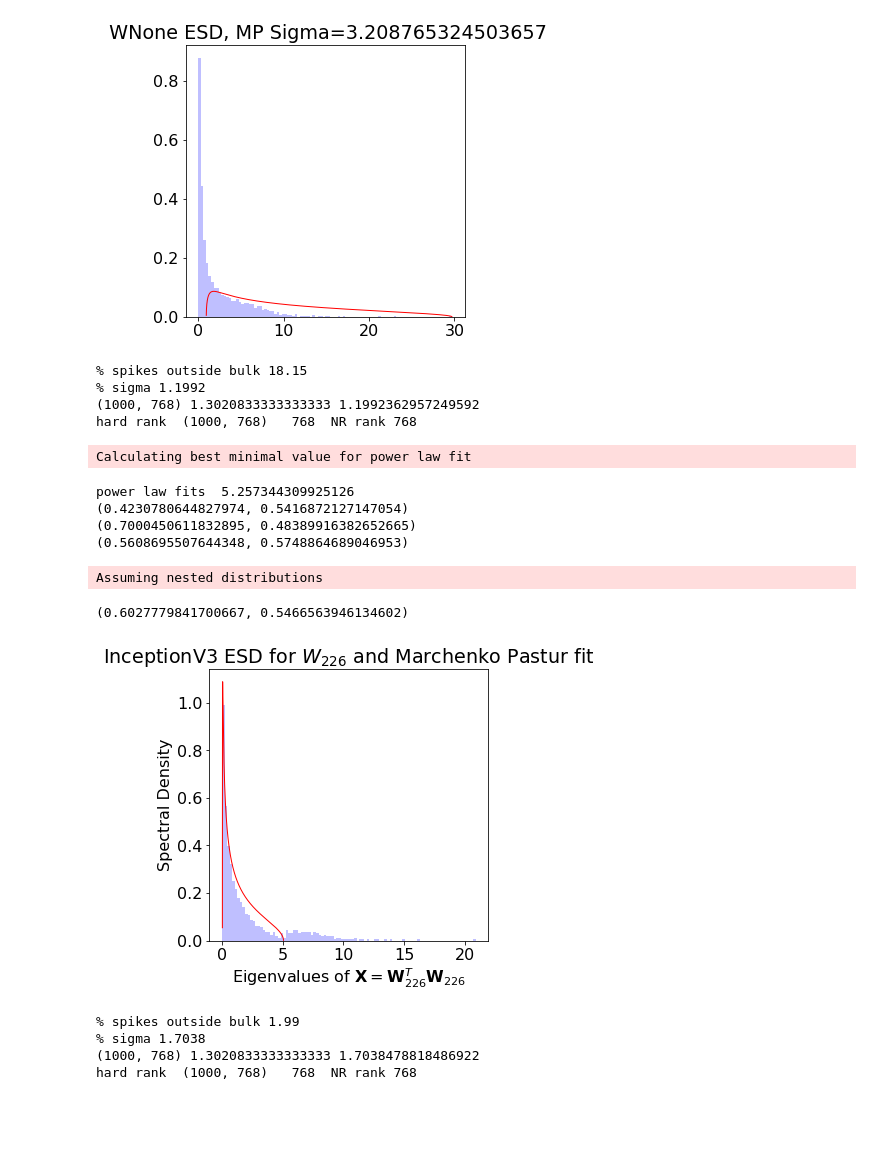
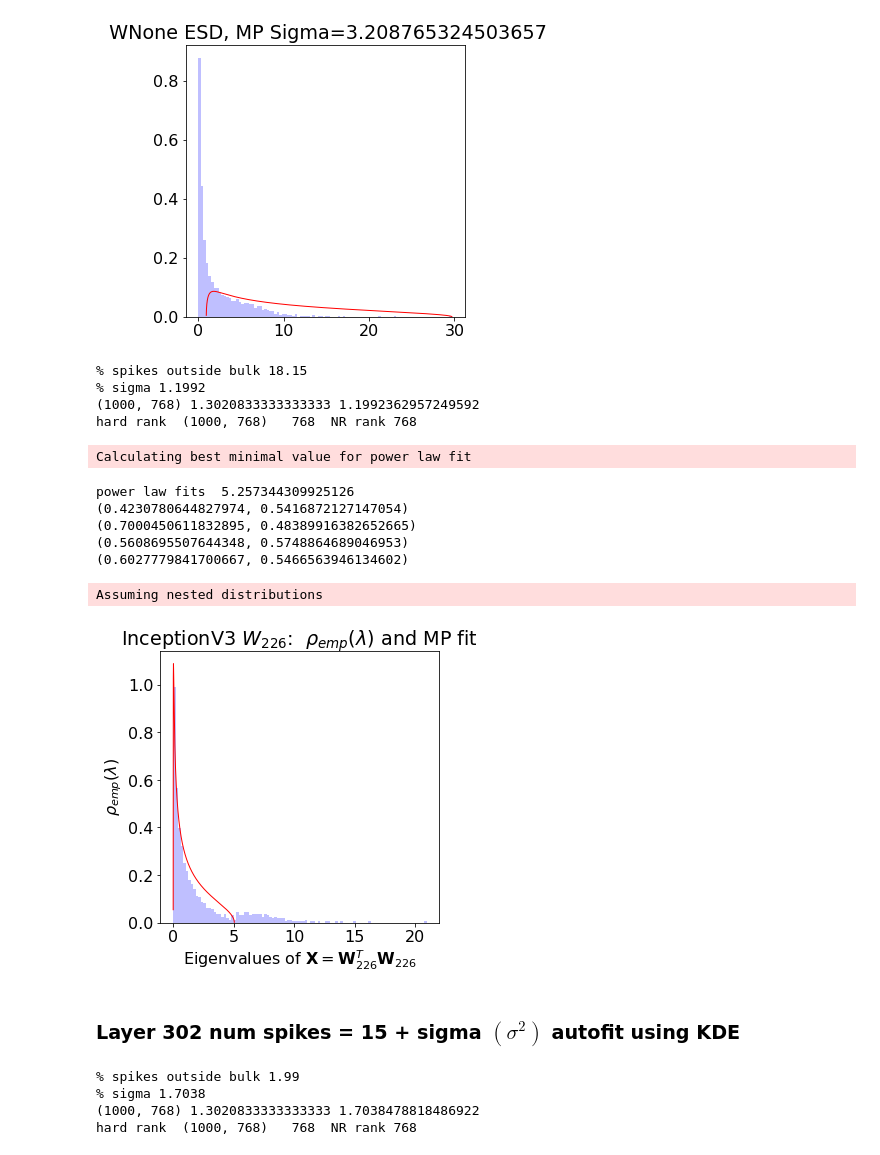
Before and after one commit to CalculatedContent/ImplicitSelfRegularization, a Jupyter notebook: Inception-pytorch.ipynb, the cells around one changed output. Saved outputs shown, nothing was run; the diff lists cells and outputs as text; code cells hidden in the pictures; blank space fills up the shorter version.

```diff
--- a/Inception-pytorch.ipynb
+++ b/Inception-pytorch.ipynb
@@ -80,37 +82,39 @@ for im, m in enumerate(pretrained_model.modules()):
         evals = sv*sv
         num_spikes = 118
 
         sigma = RMT_Util.plot_ESD_and_fit(model=None,eigenvalues=evals, weightfile=None, layer=None,
                             Q=Q, num_spikes=num_spikes, sigma=None, color='blue')
 
         tol = np.max(sv)*np.finfo(np.float32).eps/(2.0*np.sqrt(np.sum(W.shape)+1))
         print(W.shape, Q, sigma)
         print("hard rank ",W.shape," ",np.linalg.matrix_rank(W, tol = tol)," NR rank",np.linalg.matrix_rank(W, tol = tol))
-        plt.title("InceptionV3 ESD for $W_{226}$ and Marchenko Pastur fit")
+        plt.title(r"InceptionV3 $W_{226}$:  $\rho_{emp}(\lambda)$ and MP fit")
         plt.xlabel("Eigenvalues of $\mathbf{X}=\mathbf{W}^{T}_{226}\mathbf{W}_{226}$")
-        plt.ylabel("Spectral Density")
+        plt.ylabel(r"$\rho_{emp}(\lambda)$")
 
 
         fit = powerlaw.Fit(evals, xmax=np.max(evals))
         print("power law fits ",fit.alpha)
         print(fit.distribution_compare('truncated_power_law', 'power_law', normalized_ratio=True))
         print(fit.distribution_compare('truncated_power_law', 'lognormal', normalized_ratio=True))
 
         print(fit.distribution_compare('truncated_power_law', 'exponential', normalized_ratio=True))
         print(fit.loglikelihood_ratio('truncated_power_law', 'stretched_exponential', normalized_ratio=True))
 # %% [output]
 % spikes outside bulk 18.15
 % sigma 1.1992
 (1000, 768) 1.3020833333333333 1.1992362957249592
 hard rank  (1000, 768)   768  NR rank 768
 Calculating best minimal value for power law fit
 power law fits  5.257344309925126
 (0.4230780644827974, 0.5416872127147054)
 (0.7000450611832895, 0.48389916382652665)
 (0.5608695507644348, 0.5748864689046953)
+(0.6027779841700667, 0.5466563946134602)
 Assuming nested distributions
-(0.6027779841700667, 0.5466563946134602)
-[figure, old version]
+[figure, new version]
+# %% [markdown]
+### Layer 302 num spikes = 15 + sigma $(\sigma^{2})$ autofit using KDE
 # %%
 for im, m in enumerate(pretrained_model.modules()):
     if im==226:
```
Also changed, not shown: parts of 4 cells of this notebook, 1 other file.
